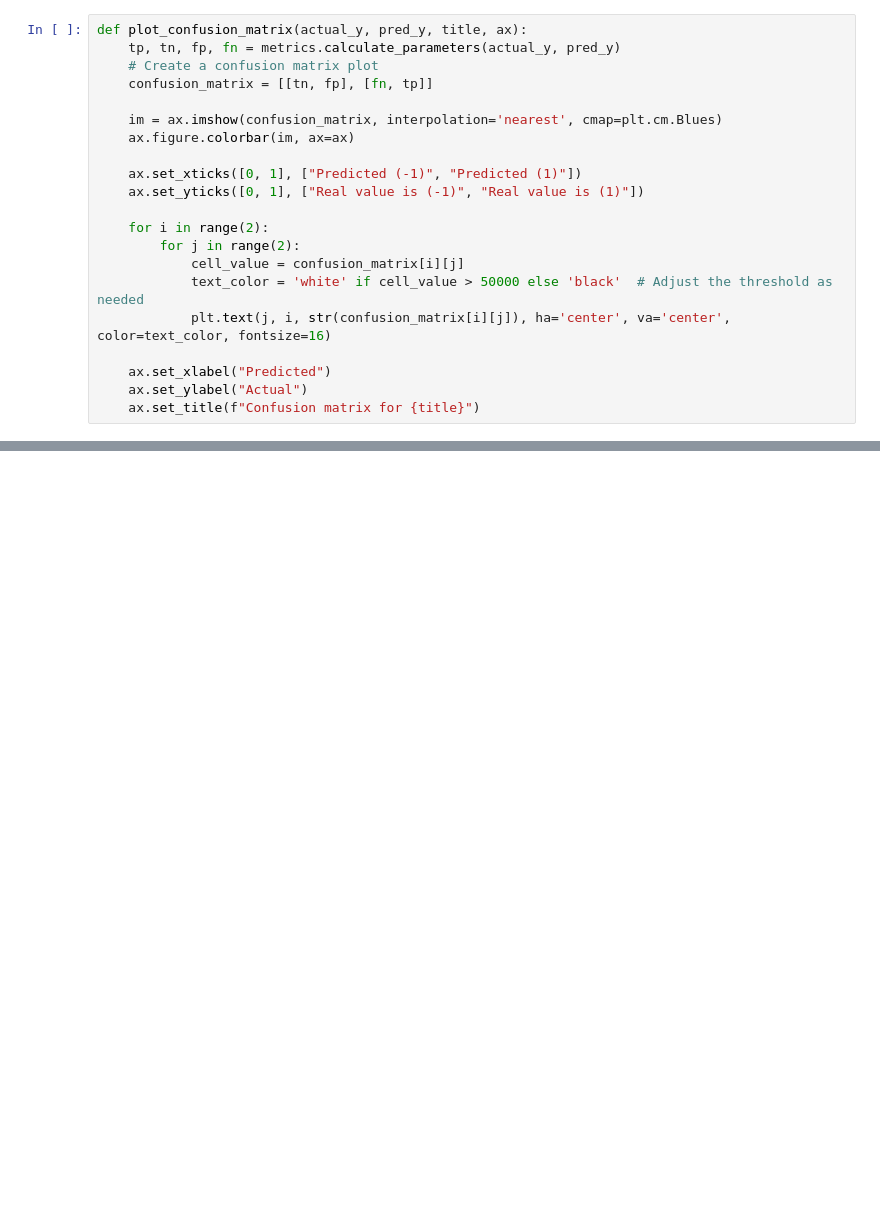
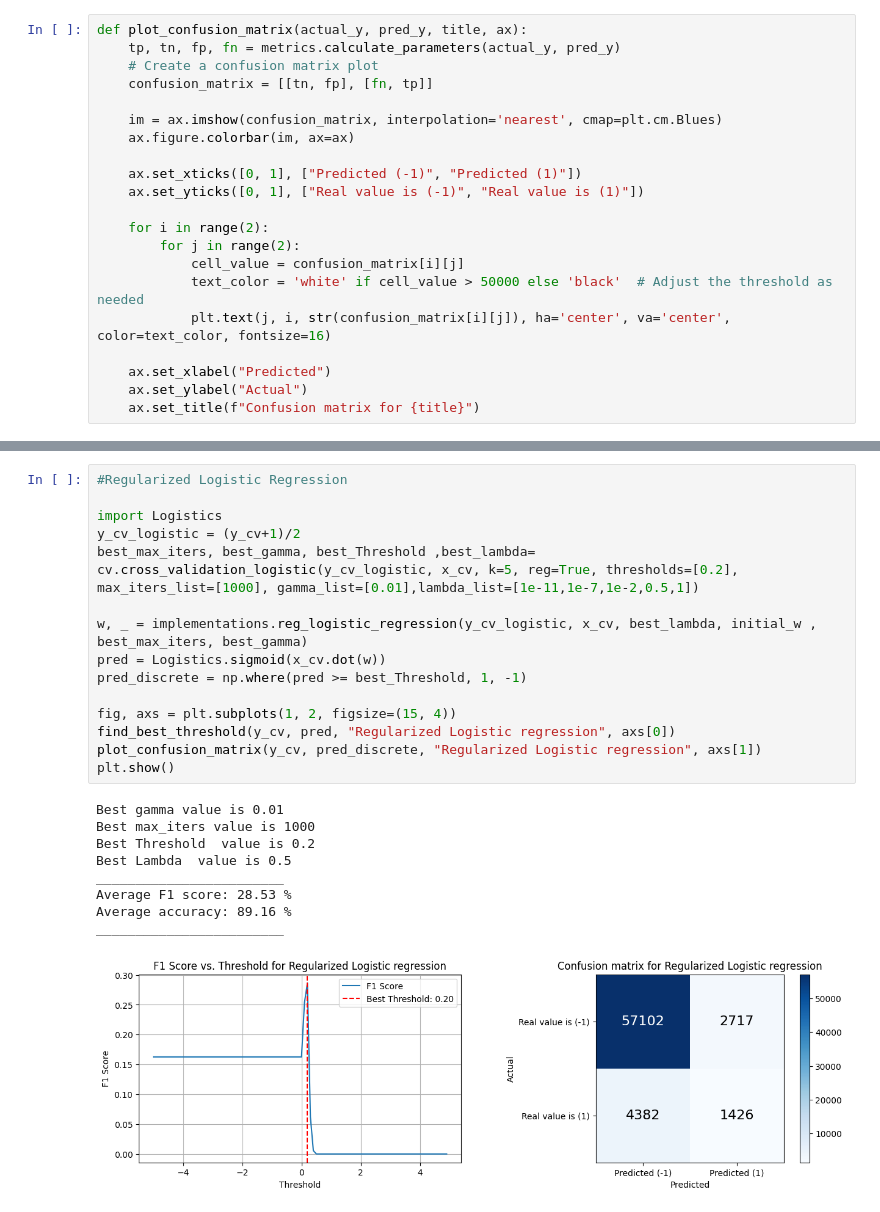
Before and after one commit to mimimamalah/CVD_prediction, a Jupyter notebook: run.ipynb, the cells around one changed output, grey strips where cells are left out. Cells and saved outputs as stored; diff of their text form; blank space fills up the shorter version.

```diff
--- a/run.ipynb
+++ b/run.ipynb
@@ -182,3 +183,28 @@ ________________________
+# %%
+#Regularized Logistic Regression
+
+import Logistics
+y_cv_logistic = (y_cv+1)/2
+best_max_iters, best_gamma, best_Threshold ,best_lambda= cv.cross_validation_logistic(y_cv_logistic, x_cv, k=5, reg=True, thresholds=[0.2], max_iters_list=[1000], gamma_list=[0.01],lambda_list=[1e-11,1e-7,1e-2,0.5,1])
+
+w, _ = implementations.reg_logistic_regression(y_cv_logistic, x_cv, best_lambda, initial_w , best_max_iters, best_gamma)
+pred = Logistics.sigmoid(x_cv.dot(w))
+pred_discrete = np.where(pred >= best_Threshold, 1, -1)
+
+fig, axs = plt.subplots(1, 2, figsize=(15, 4))
+find_best_threshold(y_cv, pred, "Regularized Logistic regression", axs[0])
+plot_confusion_matrix(y_cv, pred_discrete, "Regularized Logistic regression", axs[1])
+plt.show()
+# %% [output]
+Best gamma value is 0.01
+Best max_iters value is 1000
+Best Threshold  value is 0.2
+Best Lambda  value is 0.5
+________________________
+Average F1 score: 28.53 %
+Average accuracy: 89.16 %
+________________________
+[figure, added]
 # %%
 # To create CSV , EXECUTE 5/5
 
```
Also changed, not shown: parts of 9 cells of this notebook, 3 other files.
